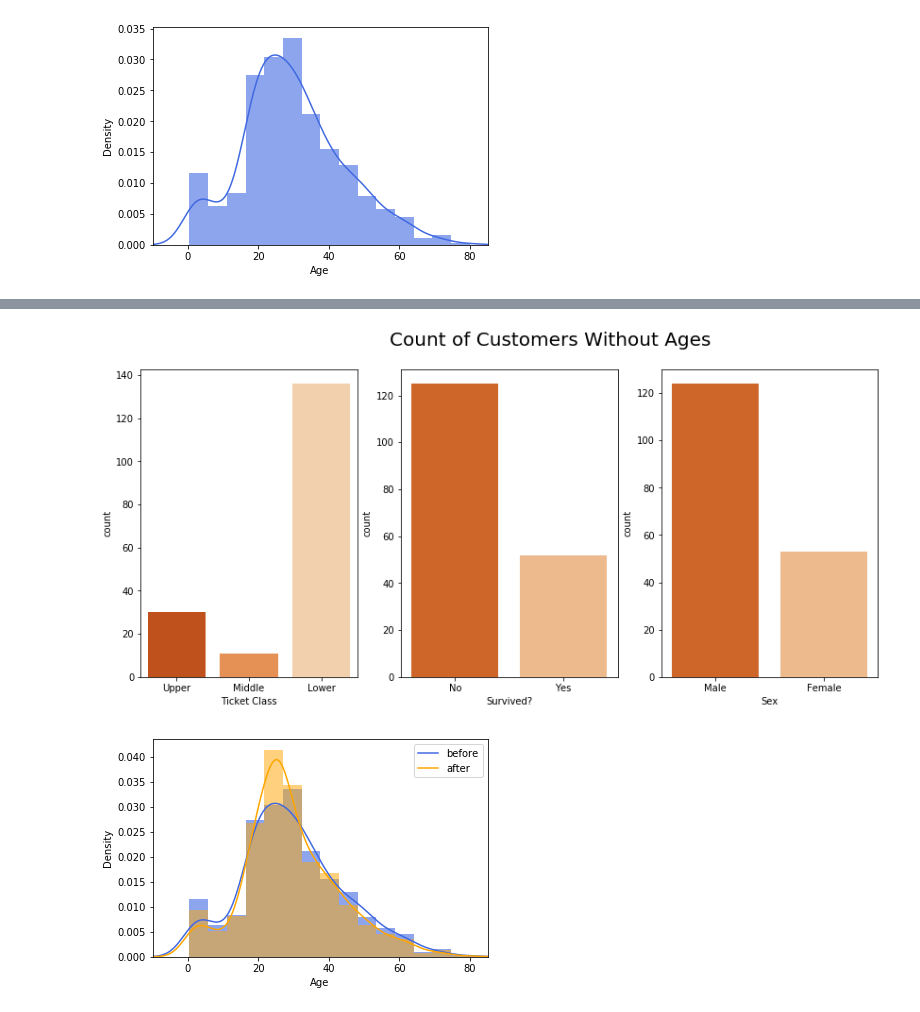
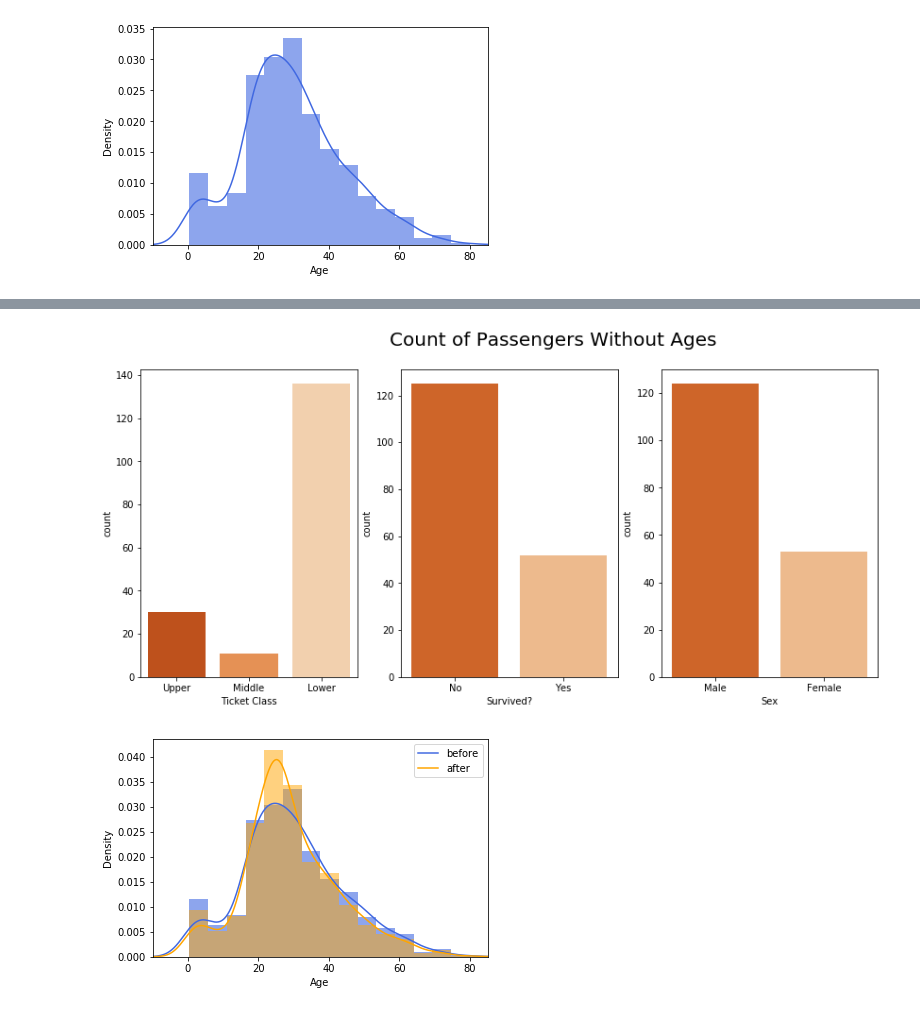
Before and after one commit to mileslucey/titanic_problem, a Jupyter notebook: titanic_analysis.ipynb, the cells around one changed output, grey strips where cells are left out. Saved outputs shown, nothing was run; the diff lists cells and outputs as text; code cells hidden in the pictures.

```diff
--- a/titanic_analysis.ipynb
+++ b/titanic_analysis.ipynb
@@ -233,23 +259,24 @@ plt.show()
 # %%
+# CREATE A FIGURE SHOWING THE COUNT OF PASSENGERS WITH AGE VALUES EQUAL TO NULL BY CLASS, SURVIVORSHIP, AND SEX
 # Set up the figure with two subplots
 fig, (axis1,axis2,axis3) = plt.subplots(1, 3, figsize=(14,6))
 # Create a plot showing the count of observations with upper, middle, and lower classes
 sns.countplot(x = 'Pclass', data = training_data_2[training_data_2.Age.isnull()], palette = 'Oranges_r', ax = axis1)
 axis1.set_xticklabels(['Upper','Middle','Lower'])
 axis1.set_xlabel('Ticket Class')
-# Create a plot showing the proportion of people in each class who survived
+# Create a plot showing the count of passengers who survived and did not survive
 sns.countplot(x = 'Survived', data = training_data_2[training_data_2.Age.isnull()], palette = 'Oranges_r', ax = axis2)
 axis2.set_xticklabels(['No','Yes'])
 axis2.set_xlabel('Survived?')
-# Create a plot showing the proportion of people in each class who survived
+# Create a plot showing the count of observations by sex
 sns.countplot(x = 'Sex', data = training_data_2[training_data_2.Age.isnull()], palette = 'Oranges_r', ax = axis3)
 axis3.set_xticklabels(['Male','Female'])
 axis3.set_xlabel('Sex')
-
-plt.text(-3, 140, 'Count of Customers Without Ages', fontsize = 20)
+# Add title and show the graph
+plt.text(-3, 140, 'Count of Passengers Without Ages', fontsize = 20)
 plt.show()
 # %% [output]
-[figure, old version]
+[figure, new version]
 # %%
 # Replace missing variables with the median of age for individuals grouped by ticket class, sex, and embarked location
 training_data_2['Age'] = training_data_2.groupby(['Pclass','Sex','Embarked'])['Age'].transform(lambda x: x.fillna(x.median()))
```
Also changed, not shown: parts of 118 cells of this notebook, 1 other file.
